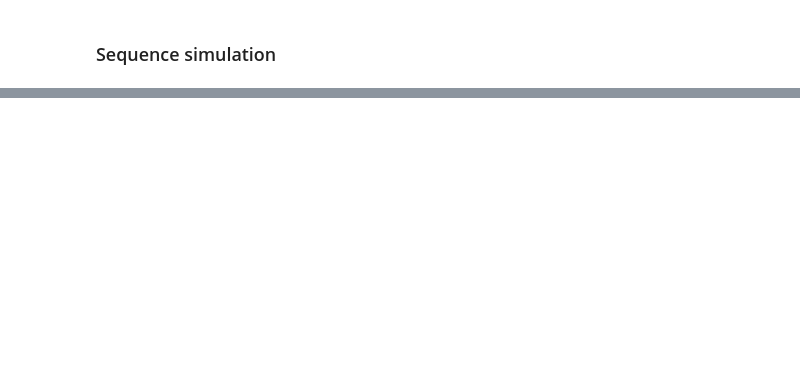
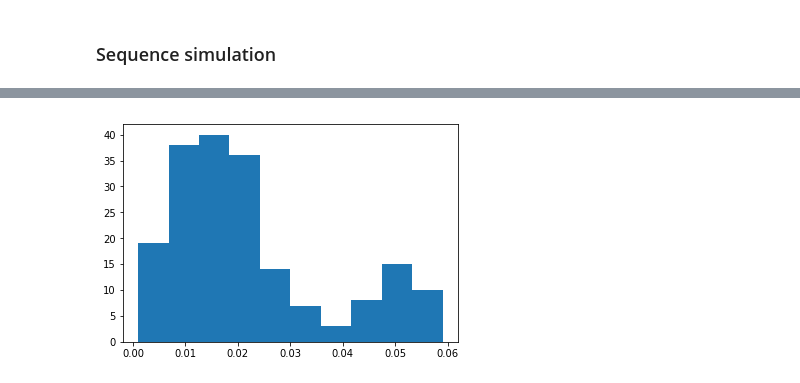
Before and after one commit to christiaanjs/pylo, a Jupyter notebook: eval/pipeline.ipynb, the cells around one changed output, grey strips where cells are left out. Drawn from its saved outputs; the diff is of its cells as text; code cells hidden in the pictures; blank space fills up the shorter version.

Commit message:
Plot and fix BEAST analysis

```diff
--- a/eval/pipeline.ipynb
+++ b/eval/pipeline.ipynb
@@ -93,2 +114,9 @@ tree_height
 # %% [markdown]
 ### Sequence simulation
+# %%
+build_templates.build_seq_sim(config, taxon_names, newick_string)
+run_beast(build_templates.seq_sim_out_path)
+sequence_dict = build_templates.extract_sequence_dict()
+sequence_values = [pd.Series(list(x)) for x in sequence_dict.values()]
+char_counts = pd.concat(sequence_values).value_counts()
+char_counts / sum(char_counts)
@@ -94,0 +130,7 @@ tree_height
+# %%
+from itertools import combinations
+
+prop_differences = [np.mean(x != y) for x, y in combinations(sequence_values, 2)]
+plt.hist(prop_differences);
+# %% [output]
+[figure, added]
```
Also changed, not shown: parts of 17 cells of this notebook, 3 other files.
